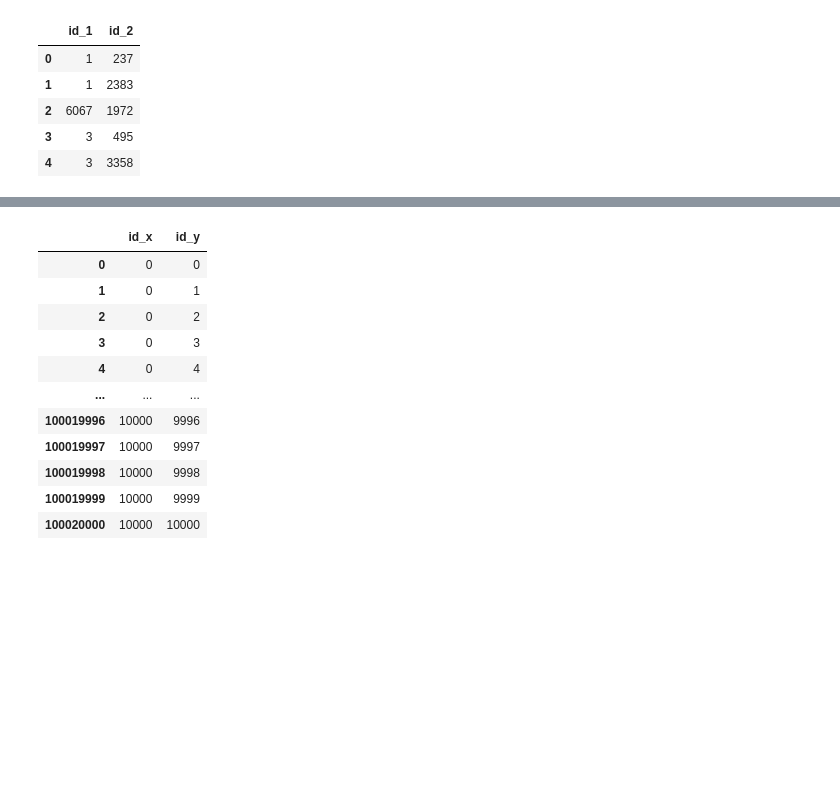
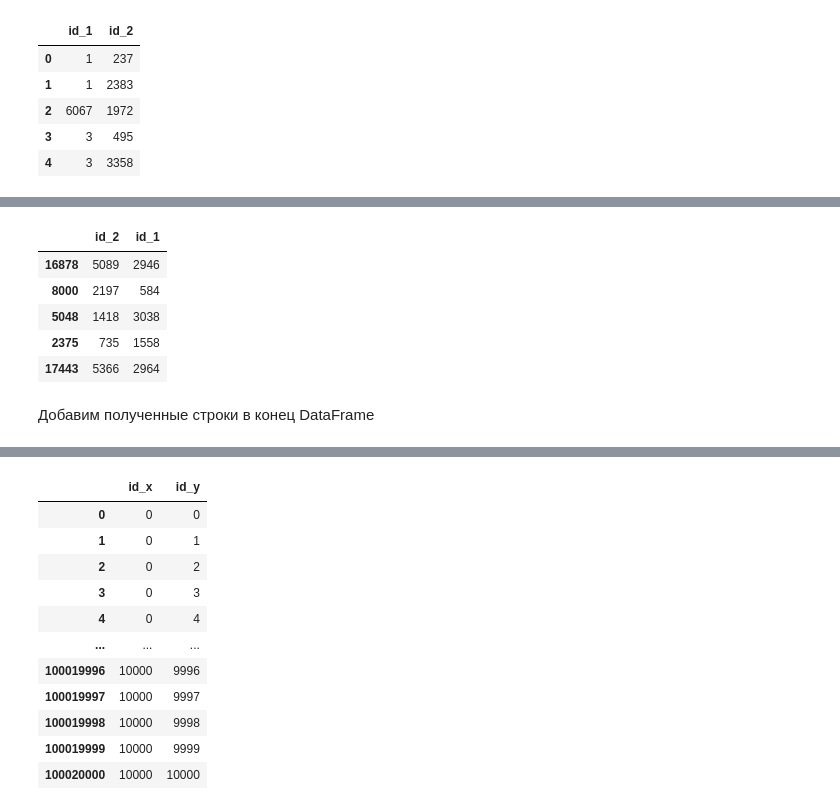
Before and after one commit to Cat-in-box/ml-social-graphs, a Jupyter notebook: git_social_graphs.ipynb, the cells around one changed output, grey strips where cells are left out. Cells and saved outputs as stored; diff of their text form; code cells hidden in the pictures; blank space fills up the shorter version.

```diff
--- a/git_social_graphs.ipynb
+++ b/git_social_graphs.ipynb
@@ -36,0 +47,12 @@ edges.head()
+# %%
+reverse_edges = edges.sample(frac=0.25, random_state=1).rename(columns={"id_1": "id_2", "id_2": "id_1"})
+reverse_edges.tail()
+# %% [output]
+|  | id_2 | id_1 |
+| 16878 | 5089 | 2946 |
+| 8000 | 2197 | 584 |
+| 5048 | 1418 | 3038 |
+| 2375 | 735 | 1558 |
+| 17443 | 5366 | 2964 |
+# %% [markdown]
+Добавим полученные строки в конец DataFrame
```
Also changed, not shown: parts of 27 cells of this notebook.
